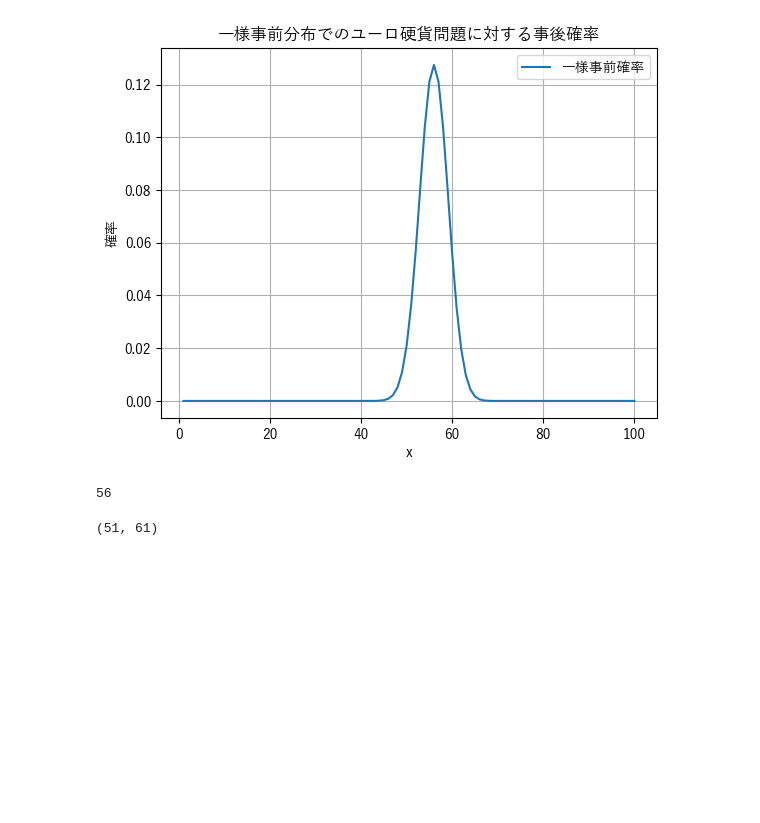
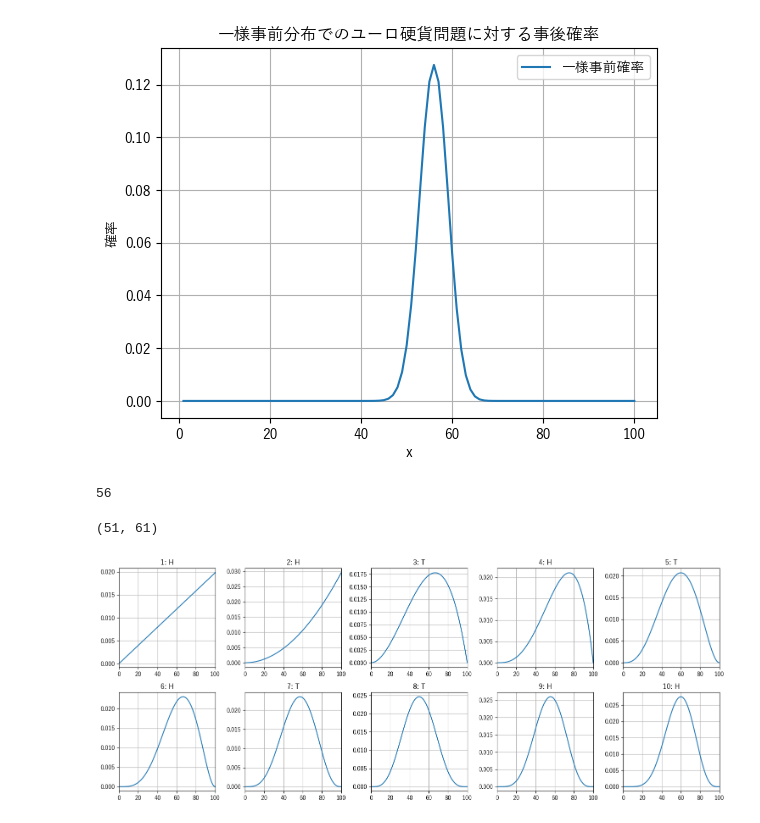
Before and after one commit to HiroshiATakano/ThinkBayes, a Jupyter notebook: 4.2 事後確率をまとめる.ipynb, the cells around one changed output. Drawn from its saved outputs; the diff is of its cells as text; code cells hidden in the pictures; blank space fills up the shorter version.

```diff
--- a/4.2 事後確率をまとめる.ipynb
+++ b/4.2 事後確率をまとめる.ipynb
@@ -58,3 +58,63 @@ ci = thinkbayes.CredibleInterval(suite, 90)
 print(ci)
 # %% [output]
 (51, 61)
+# %%
+import numpy as np
+import matplotlib.pyplot as plt
+
+from thinkbayes import Suite
+
+
+# ------------------------------------
+# コイン問題
+# ------------------------------------
+class Euro(Suite):
+
+    def Likelihood(self, data, hypo):
+
+        x = hypo / 100.0
+
+        if data == 'H':
+            return x
+        else:
+            return 1 - x
+
+
+# ------------------------------------
+# 仮説（1%～100%）
+# ------------------------------------
+hypos = range(1, 101)
+suite = Euro(hypos)
+
+# ------------------------------------
+# 観測データ
+# ------------------------------------
+data = "HHTHTHTTHH"
+
+# ------------------------------------
+# グラフ準備（2行×5列）
+# ------------------------------------
+fig, axes = plt.subplots(2, 5, figsize=(15, 6))
+
+titles = []
+
+for i, (ax, outcome) in enumerate(zip(axes.flat, data), start=1):
+
+    # ベイズ更新
+    suite.Update(outcome)
+
+    # 現在の事後分布
+    xs, ps = zip(*suite.Items())
+
+    ax.plot(xs, ps)
+
+    title = f"{i}: {outcome}"
+    ax.set_title(title)
+
+    ax.set_xlim(0, 100)
+    ax.grid(True)
+
+plt.tight_layout()
+plt.show()
+# %% [output]
+[figure, added]
```
Also changed, not shown: parts of 1 cell of this notebook, 10 other files.
